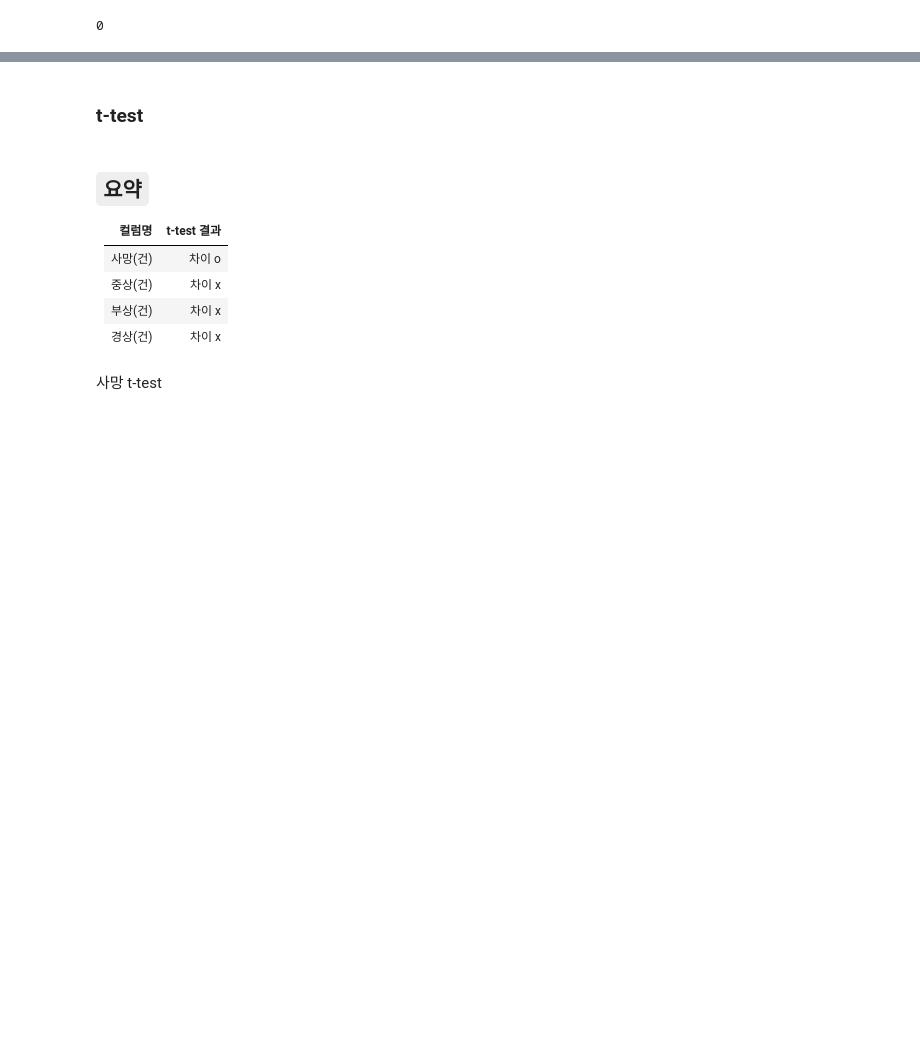
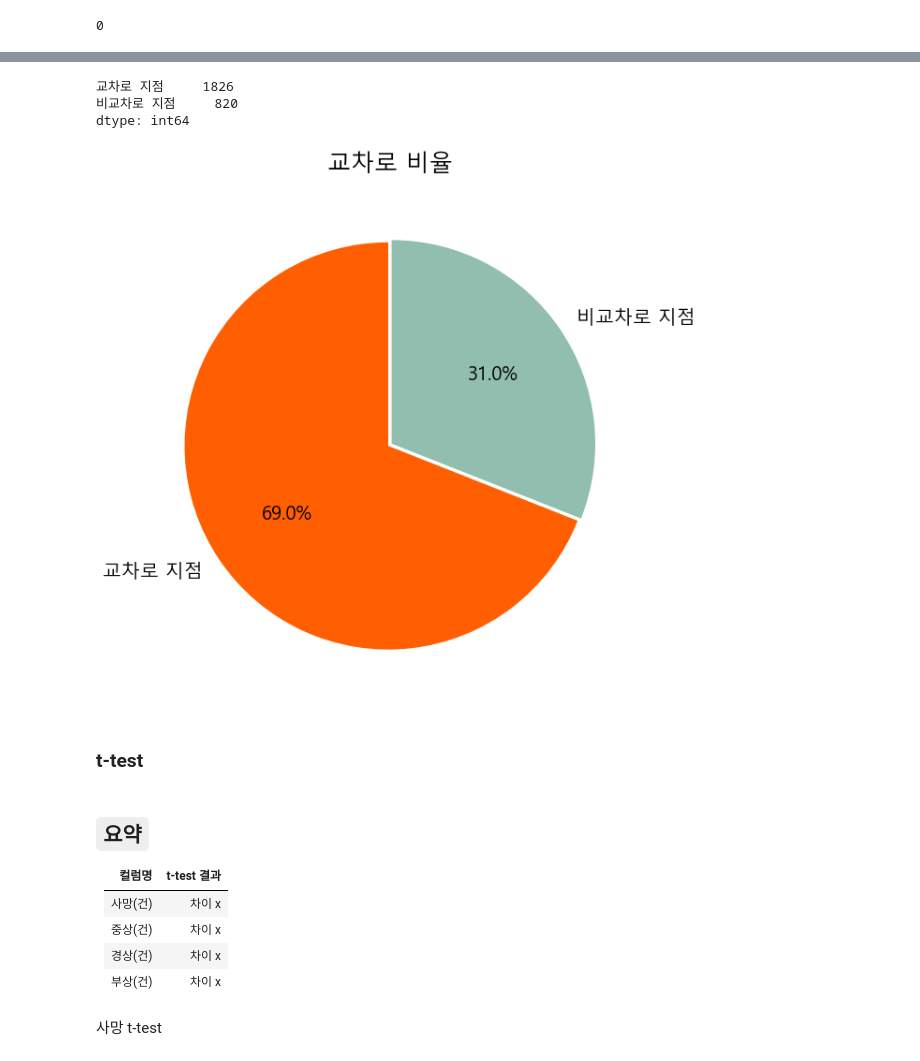
Before and after one commit to chestnut1717/BicycleAccident, a Jupyter notebook: bicycle_flow.ipynb, the cells around one changed output, grey strips where cells are left out. Drawn from its saved outputs; the diff is of its cells as text; code cells hidden in the pictures; blank space fills up the shorter version.

Commit message:
Update crossroad pie chart
crossroad pie chart

```diff
--- a/bicycle_flow.ipynb
+++ b/bicycle_flow.ipynb
@@ -1380,7 +1379,9 @@ plt.show()
 # %% [markdown]
 ### 3.2 교차로, 사거리 세부분석
 # %%
-intersect_filter = df['지점명'].str.contains('교차로',na=False)
+intersection_list = ['교차로', '사거리', '삼거리', '네거리', '오거리']
+regex_text = '|'.join(intersection_list)
+intersect_filter = df['지점명'].str.contains(regex_text,na=False)
 intersect= df[intersect_filter]
 # %%
 del_idx = []
@@ -1398,3 +1415,26 @@ is_duplicated.duplicated().sum() #하나도 안겹침
+# %%
+inter_df = pd.Series({'교차로 지점' : len(intersect), "비교차로 지점" : len(not_intersect)})
+inter_df
+# %% [output]
+교차로 지점     1826
+비교차로 지점     820
+dtype: int64
+# %%
+fig, ax = plt.subplots(figsize=(10,10))
+
+plt.pie(inter_df,
+        autopct='%.1f%%',
+        labels = inter_df.index,
+        #12시 방향으로 함
+        startangle =90,
+        # chart 사이 간격
+        explode = (0.01, 0.01),
+        textprops={'fontsize': 20},
+       colors = ["#FF5F00", "#92beaf" ])
+plt.title('교차로 비율', pad=20, size=25)
+plt.show()
+# %% [output]
+[figure, added]
 # %% [markdown]
 ### t-test
 # %%
@@ -1403,10 +1443,10 @@ from scipy import stats
 ## `요약`
 |컬럼명|t-test 결과|
 |------|---|
-|사망(건)|차이 o|
+|사망(건)|차이 x|
 |중상(건)|차이 x|
+|경상(건)|차이 x|
 |부상(건)|차이 x|
-|경상(건)|차이 x|
 # %% [markdown]
 사망 t-test
 # %%
```
Also changed, not shown: parts of 21 cells of this notebook.
